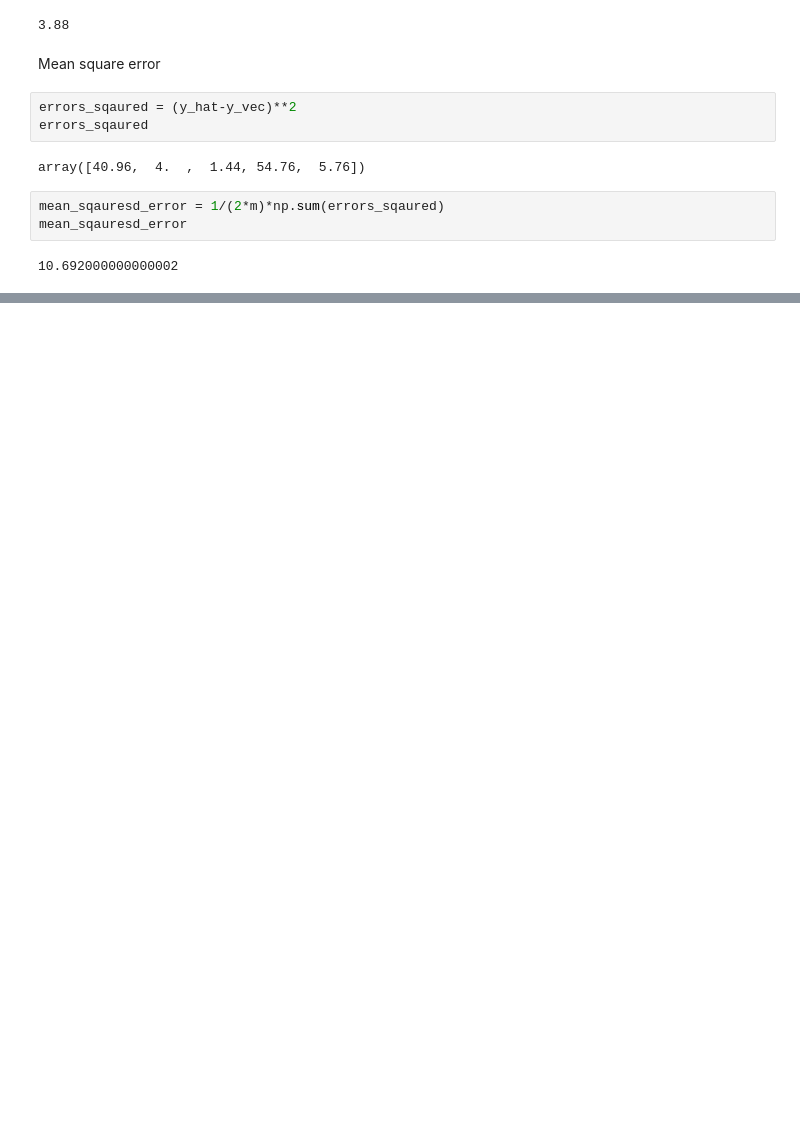
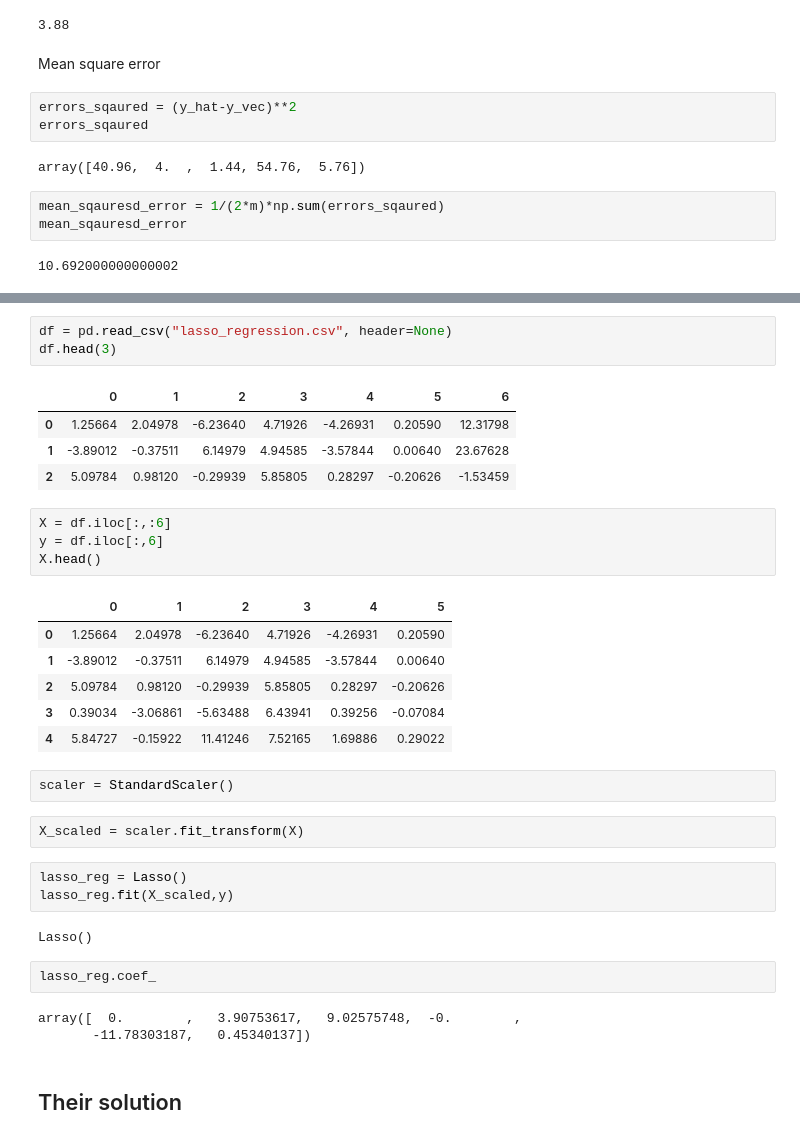
Before and after one commit to teodorwisniewski/ML_Sklearn_and_Tensorflow, a Jupyter notebook: 2_Linear_Regression/2_Regression.ipynb, the cells around one changed output, grey strips where cells are left out. Saved outputs shown, nothing was run; the diff lists cells and outputs as text; blank space fills up the shorter version.

```diff
--- a/2_Linear_Regression/2_Regression.ipynb
+++ b/2_Linear_Regression/2_Regression.ipynb
@@ -46,0 +355,35 @@ ValueError: could not convert string to float: '"-0.72407'
+# %%
+df = pd.read_csv("lasso_regression.csv", header=None)
+df.head(3)
+# %% [output]
+|  | 0 | 1 | 2 | 3 | 4 | 5 | 6 |
+| 0 | 1.25664 | 2.04978 | -6.23640 | 4.71926 | -4.26931 | 0.20590 | 12.31798 |
+| 1 | -3.89012 | -0.37511 | 6.14979 | 4.94585 | -3.57844 | 0.00640 | 23.67628 |
+| 2 | 5.09784 | 0.98120 | -0.29939 | 5.85805 | 0.28297 | -0.20626 | -1.53459 |
+# %%
+X = df.iloc[:,:6]
+y = df.iloc[:,6]
+X.head()
+# %% [output]
+|  | 0 | 1 | 2 | 3 | 4 | 5 |
+| 0 | 1.25664 | 2.04978 | -6.23640 | 4.71926 | -4.26931 | 0.20590 |
+| 1 | -3.89012 | -0.37511 | 6.14979 | 4.94585 | -3.57844 | 0.00640 |
+| 2 | 5.09784 | 0.98120 | -0.29939 | 5.85805 | 0.28297 | -0.20626 |
+| 3 | 0.39034 | -3.06861 | -5.63488 | 6.43941 | 0.39256 | -0.07084 |
+| 4 | 5.84727 | -0.15922 | 11.41246 | 7.52165 | 1.69886 | 0.29022 |
+# %%
+scaler = StandardScaler()
+# %%
+X_scaled = scaler.fit_transform(X)
+# %%
+lasso_reg = Lasso()
+lasso_reg.fit(X_scaled,y)
+# %% [output]
+Lasso()
+# %%
+lasso_reg.coef_
+# %% [output]
+array([  0.        ,   3.90753617,   9.02575748,  -0.        ,
+       -11.78303187,   0.45340137])
+# %% [markdown]
+## Their solution
```
Also changed, not shown: parts of 48 cells of this notebook, 1 other file.
